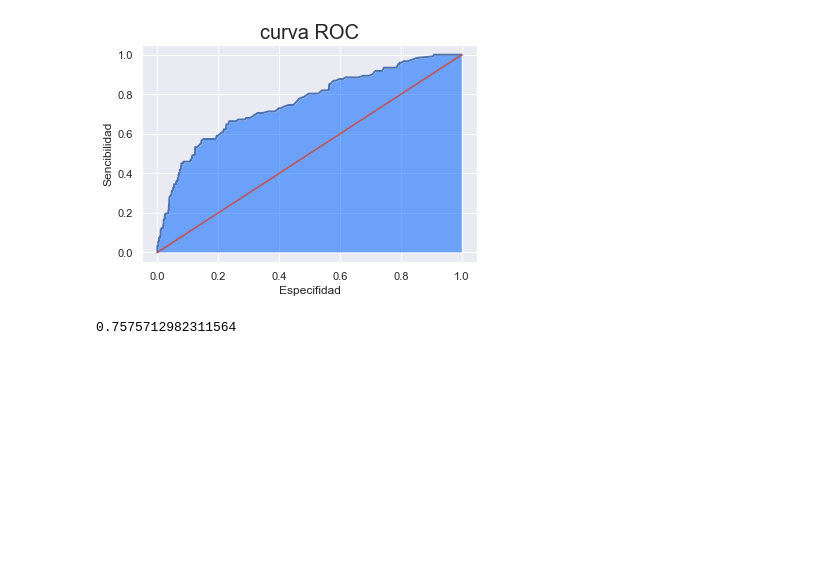
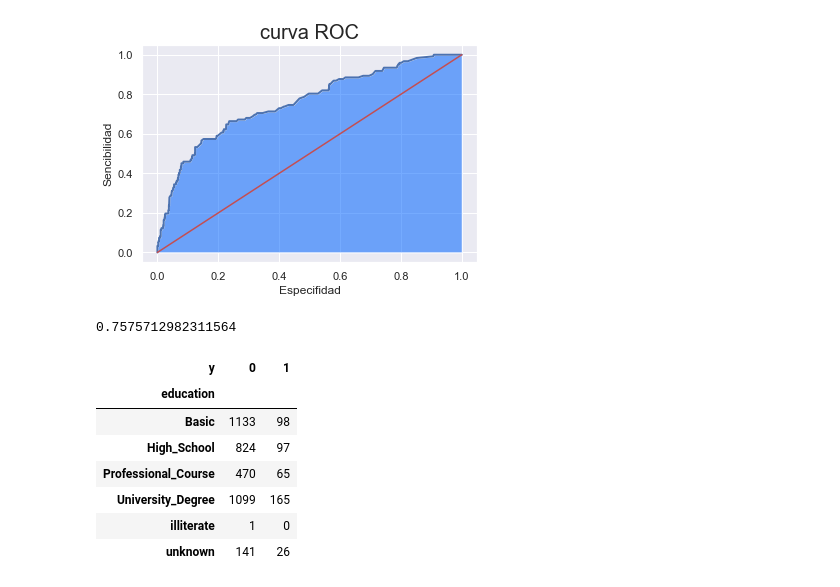
Before and after one commit to Byhako/cursoUdemyAI, a Jupyter notebook: notebooks/12-Implementacion_logistica.ipynb, the cells around one changed output. Cells and saved outputs as stored; diff of their text form; code cells hidden in the pictures; blank space fills up the shorter version.

```diff
--- a/notebooks/12-Implementacion_logistica.ipynb
+++ b/notebooks/12-Implementacion_logistica.ipynb
@@ -506,3 +508,14 @@ auc = metrics.auc(espc_1, sensit)  #  area under curve
 auc
 # %% [output]
 0.7575712982311564
+# %%
+table
+# %% [output]
+| y | 0 | 1 |
+| education |  |  |
+| Basic | 1133 | 98 |
+| High_School | 824 | 97 |
+| Professional_Course | 470 | 65 |
+| University_Degree | 1099 | 165 |
+| illiterate | 1 | 0 |
+| unknown | 141 | 26 |
```
Also changed, not shown: parts of 15 cells of this notebook, 2 other files.
